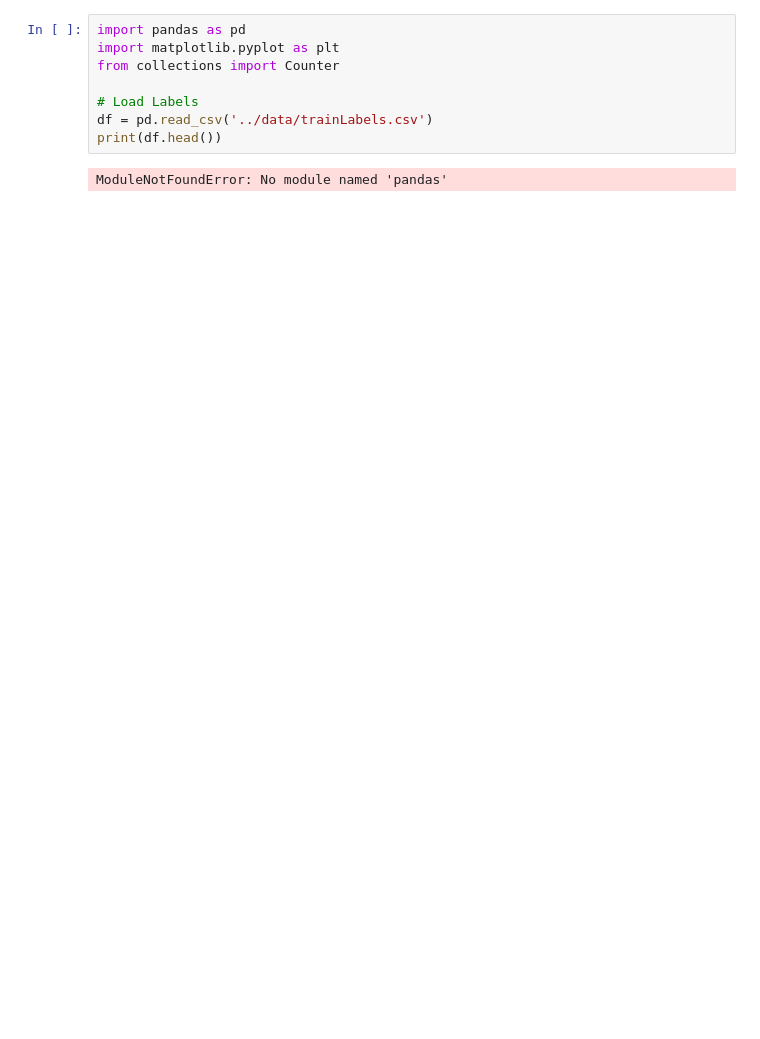
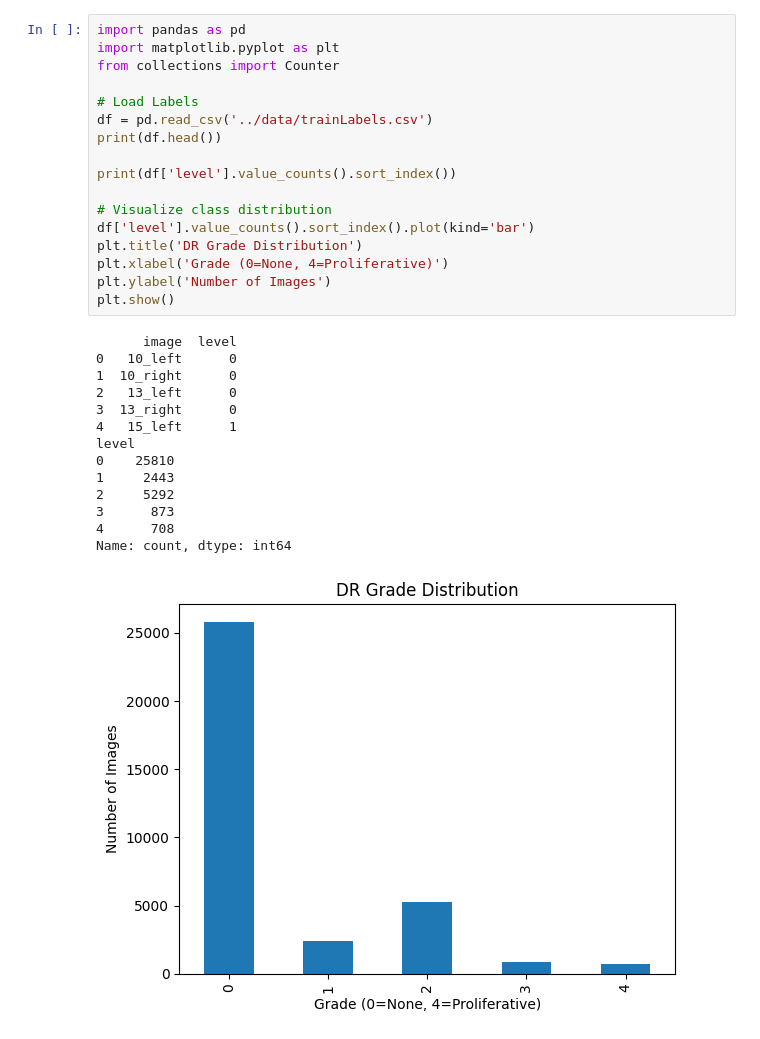
Before and after one commit to BibeshT-TXST/Project-SightX, a Jupyter notebook: inference-engine/notebooks/01_data_exploration.ipynb, the cells around one changed output. Cells and saved outputs as stored; diff of their text form; blank space fills up the shorter version.

```diff
--- a/inference-engine/notebooks/01_data_exploration.ipynb
+++ b/inference-engine/notebooks/01_data_exploration.ipynb
@@ -1,10 +1,32 @@
 # %%
 import pandas as pd
 import matplotlib.pyplot as plt
 from collections import Counter
 
 # Load Labels
 df = pd.read_csv('../data/trainLabels.csv')
 print(df.head())
+
+print(df['level'].value_counts().sort_index())
+
+# Visualize class distribution
+df['level'].value_counts().sort_index().plot(kind='bar')
+plt.title('DR Grade Distribution')
+plt.xlabel('Grade (0=None, 4=Proliferative)')
+plt.ylabel('Number of Images')
+plt.show()
 # %% [output]
-ModuleNotFoundError: No module named 'pandas'
+      image  level
+0   10_left      0
+1  10_right      0
+2   13_left      0
+3  13_right      0
+4   15_left      1
+level
+0    25810
+1     2443
+2     5292
+3      873
+4      708
+Name: count, dtype: int64
+[figure, added]
```
Also changed, not shown: 1 other file.
